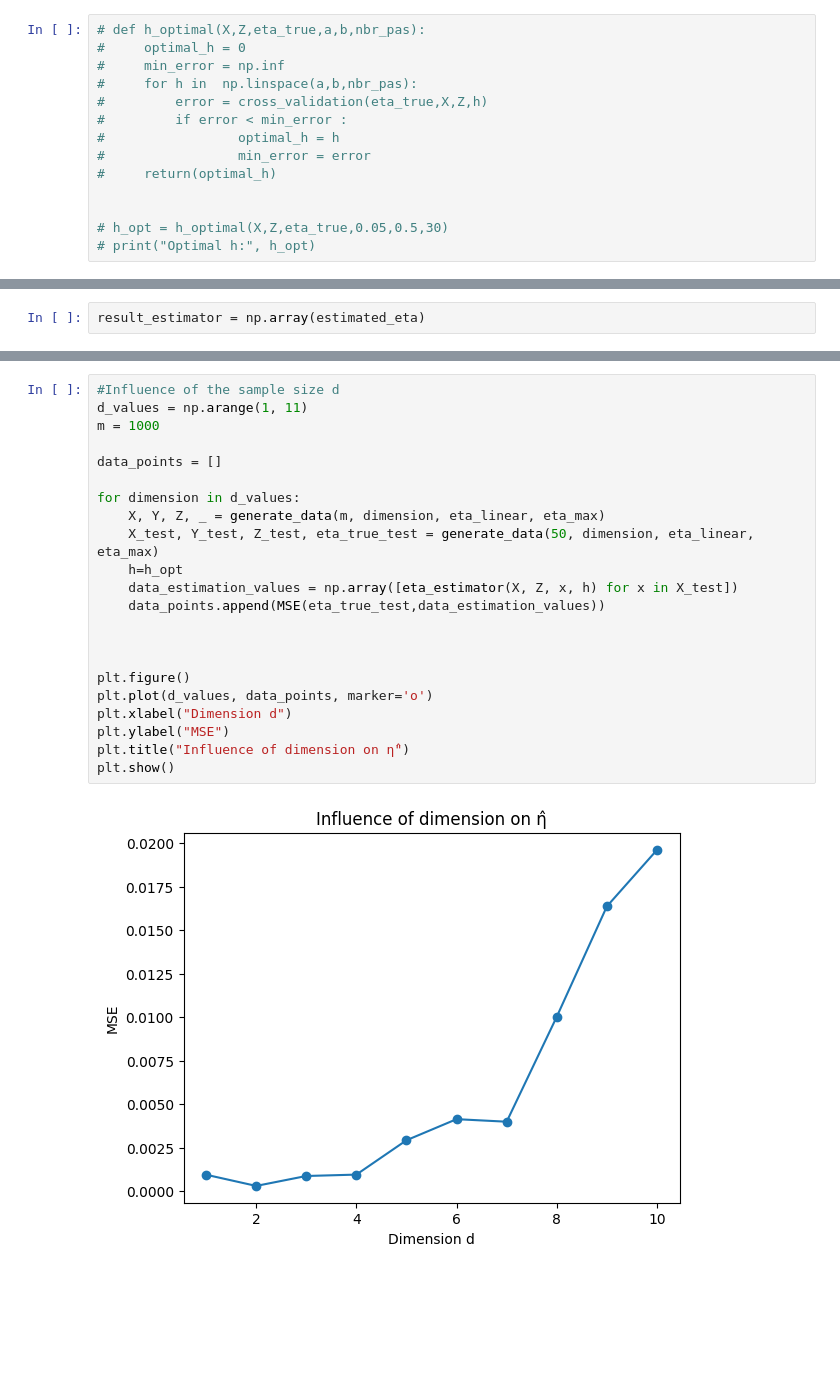
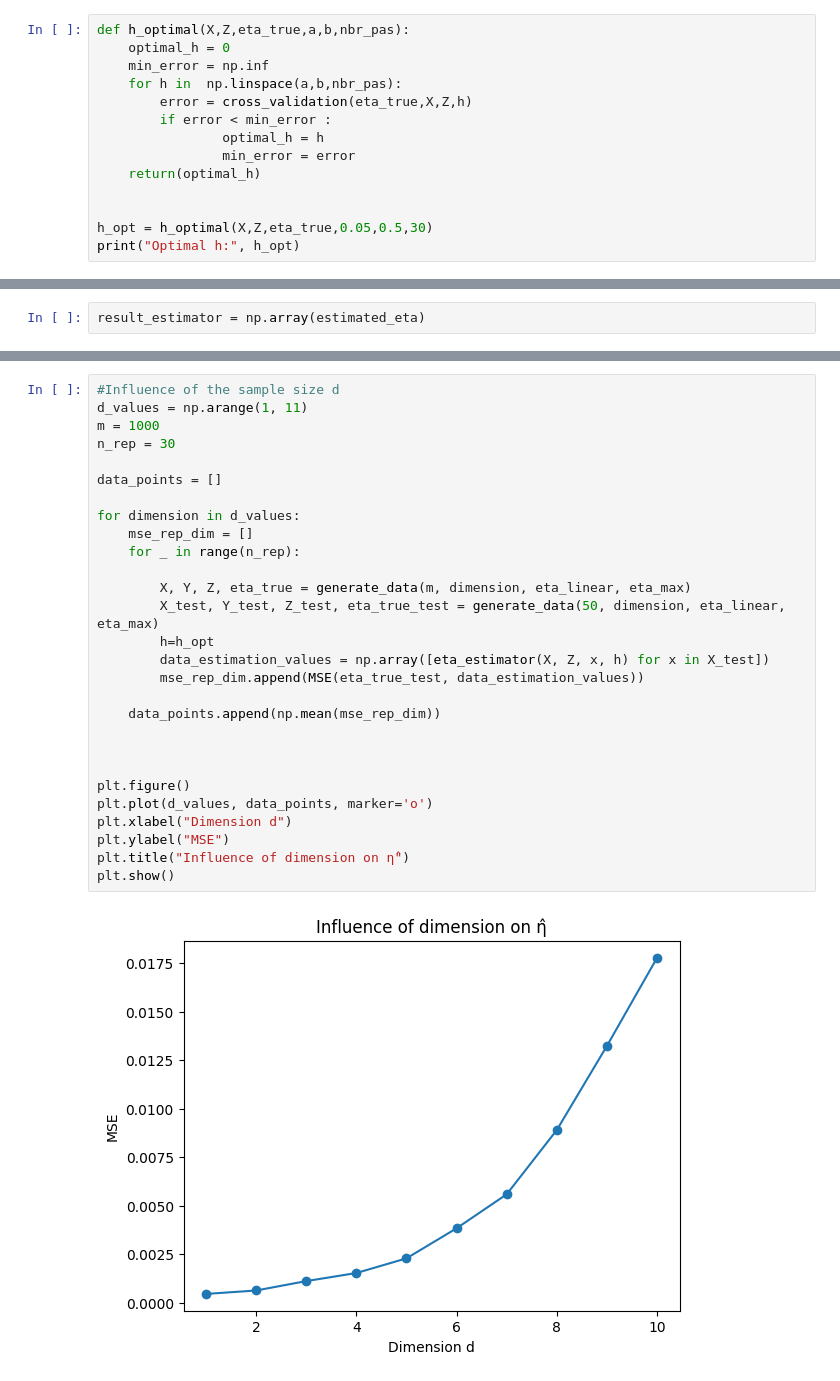
Before and after one commit to RaniaZougari/SL_Project, a Jupyter notebook: Simulation.ipynb, the cells around one changed output, grey strips where cells are left out. Drawn from its saved outputs; the diff is of its cells as text; blank space fills up the shorter version.

```diff
--- a/Simulation.ipynb
+++ b/Simulation.ipynb
@@ -158,17 +154,17 @@ print("Optimal h:", h_opt)
 # %% [output]
 Optimal h: 0.4689655172413793
 # %%
-# def h_optimal(X,Z,eta_true,a,b,nbr_pas):
-#     optimal_h = 0
-#     min_error = np.inf
-#     for h in  np.linspace(a,b,nbr_pas):
-#         error = cross_validation(eta_true,X,Z,h)
-#         if error < min_error :
-#                 optimal_h = h
-#                 min_error = error
-#     return(optimal_h)
+def h_optimal(X,Z,eta_true,a,b,nbr_pas):
+    optimal_h = 0
+    min_error = np.inf
+    for h in  np.linspace(a,b,nbr_pas):
+        error = cross_validation(eta_true,X,Z,h)
+        if error < min_error :
+                optimal_h = h
+                min_error = error
+    return(optimal_h)
 
 
-# h_opt = h_optimal(X,Z,eta_true,0.05,0.5,30)
-# print("Optimal h:", h_opt)
+h_opt = h_optimal(X,Z,eta_true,0.05,0.5,30)
+print("Optimal h:", h_opt)
 # %% [output]
@@ -276,26 +273,32 @@ the last point is a bit weird ....
 # %%
 #Influence of the sample size d
 d_values = np.arange(1, 11)
 m = 1000
+n_rep = 30
 
 data_points = []
 
 for dimension in d_values:
-    X, Y, Z, _ = generate_data(m, dimension, eta_linear, eta_max)
-    X_test, Y_test, Z_test, eta_true_test = generate_data(50, dimension, eta_linear, eta_max)
-    h=h_opt
-    data_estimation_values = np.array([eta_estimator(X, Z, x, h) for x in X_test])
-    data_points.append(MSE(eta_true_test,data_estimation_values))
+    mse_rep_dim = []
+    for _ in range(n_rep):
+
+        X, Y, Z, eta_true = generate_data(m, dimension, eta_linear, eta_max)
+        X_test, Y_test, Z_test, eta_true_test = generate_data(50, dimension, eta_linear, eta_max)
+        h=h_opt
+        data_estimation_values = np.array([eta_estimator(X, Z, x, h) for x in X_test])
+        mse_rep_dim.append(MSE(eta_true_test, data_estimation_values))
+
+    data_points.append(np.mean(mse_rep_dim))
 
 
 
 plt.figure()
 plt.plot(d_values, data_points, marker='o')
 plt.xlabel("Dimension d")
 plt.ylabel("MSE")
 plt.title("Influence of dimension on η̂")
 plt.show()
 # %% [output]
-[figure, old version]
+[figure, new version]
 # %%
 #Influence of noise level
```
Also changed, not shown: parts of 9 cells of this notebook.
